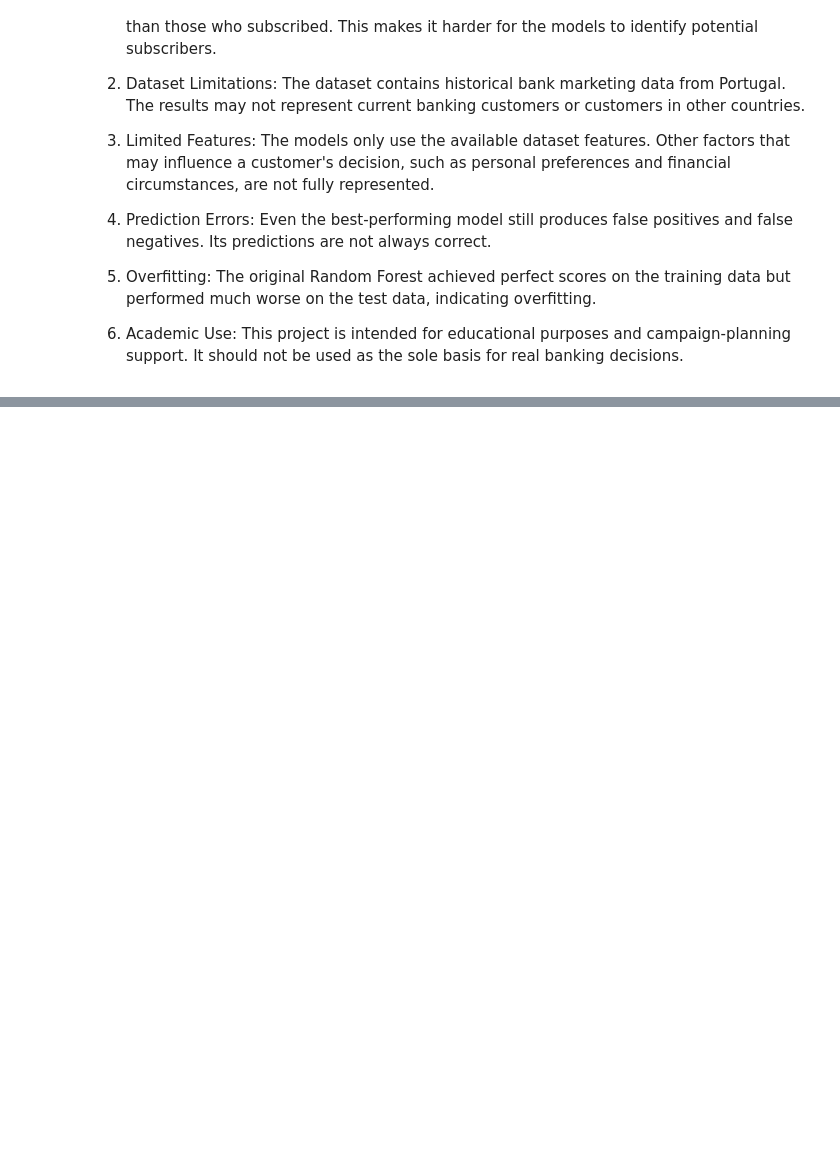
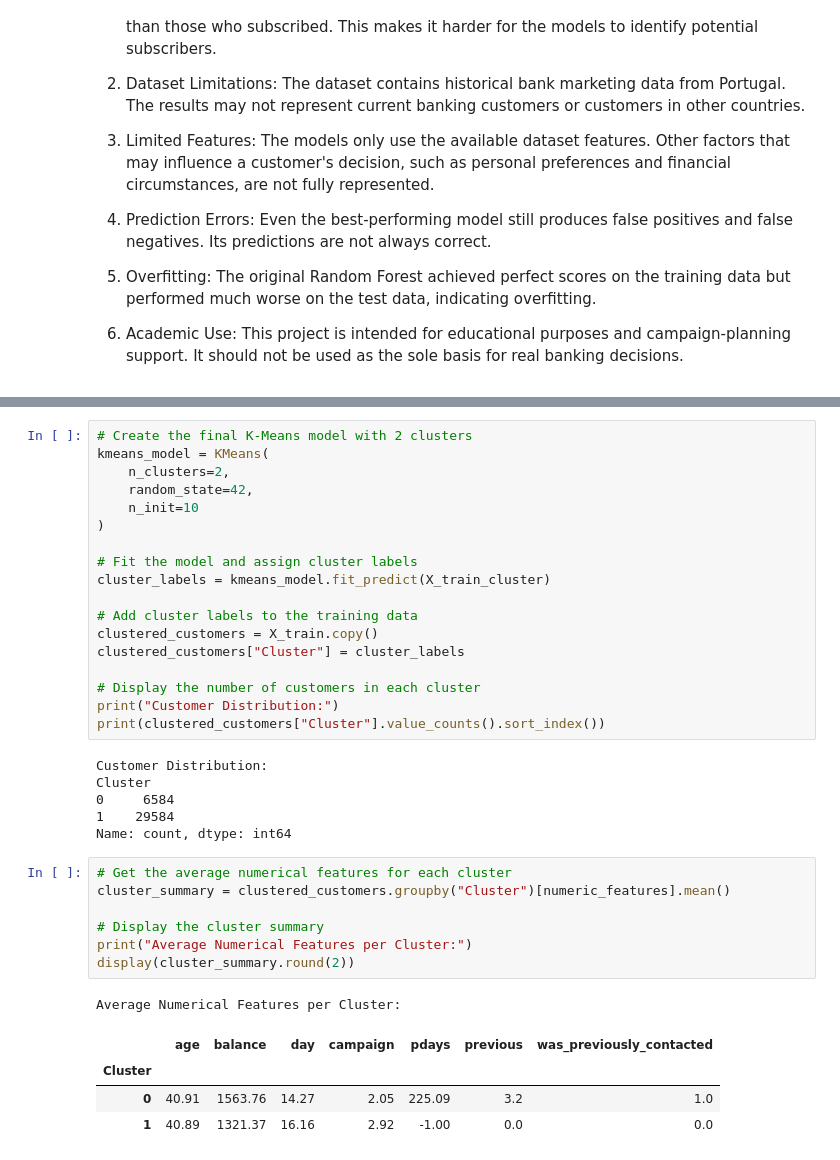
Before and after one commit to jw-mc/mac-1-finals, a Jupyter notebook: BankReach_Project.ipynb, the cells around one changed output, grey strips where cells are left out. Drawn from its saved outputs; the diff is of its cells as text; blank space fills up the shorter version.

```diff
--- a/BankReach_Project.ipynb
+++ b/BankReach_Project.ipynb
@@ -1331,0 +1424,37 @@ Despite the results, the BankReach models have several limitations:
+# %%
+# Create the final K-Means model with 2 clusters
+kmeans_model = KMeans(
+    n_clusters=2,
+    random_state=42,
+    n_init=10
+)
+
+# Fit the model and assign cluster labels
+cluster_labels = kmeans_model.fit_predict(X_train_cluster)
+
+# Add cluster labels to the training data
+clustered_customers = X_train.copy()
+clustered_customers["Cluster"] = cluster_labels
+
+# Display the number of customers in each cluster
+print("Customer Distribution:")
+print(clustered_customers["Cluster"].value_counts().sort_index())
+# %% [output]
+Customer Distribution:
+Cluster
+0     6584
+1    29584
+Name: count, dtype: int64
+# %%
+# Get the average numerical features for each cluster
+cluster_summary = clustered_customers.groupby("Cluster")[numeric_features].mean()
+
+# Display the cluster summary
+print("Average Numerical Features per Cluster:")
+display(cluster_summary.round(2))
+# %% [output]
+Average Numerical Features per Cluster:
+|  | age | balance | day | campaign | pdays | previous | was_previously_contacted |
+| Cluster |  |  |  |  |  |  |  |
+| 0 | 40.91 | 1563.76 | 14.27 | 2.05 | 225.09 | 3.2 | 1.0 |
+| 1 | 40.89 | 1321.37 | 16.16 | 2.92 | -1.00 | 0.0 | 0.0 |
```
Also changed, not shown: parts of 10 cells of this notebook.
